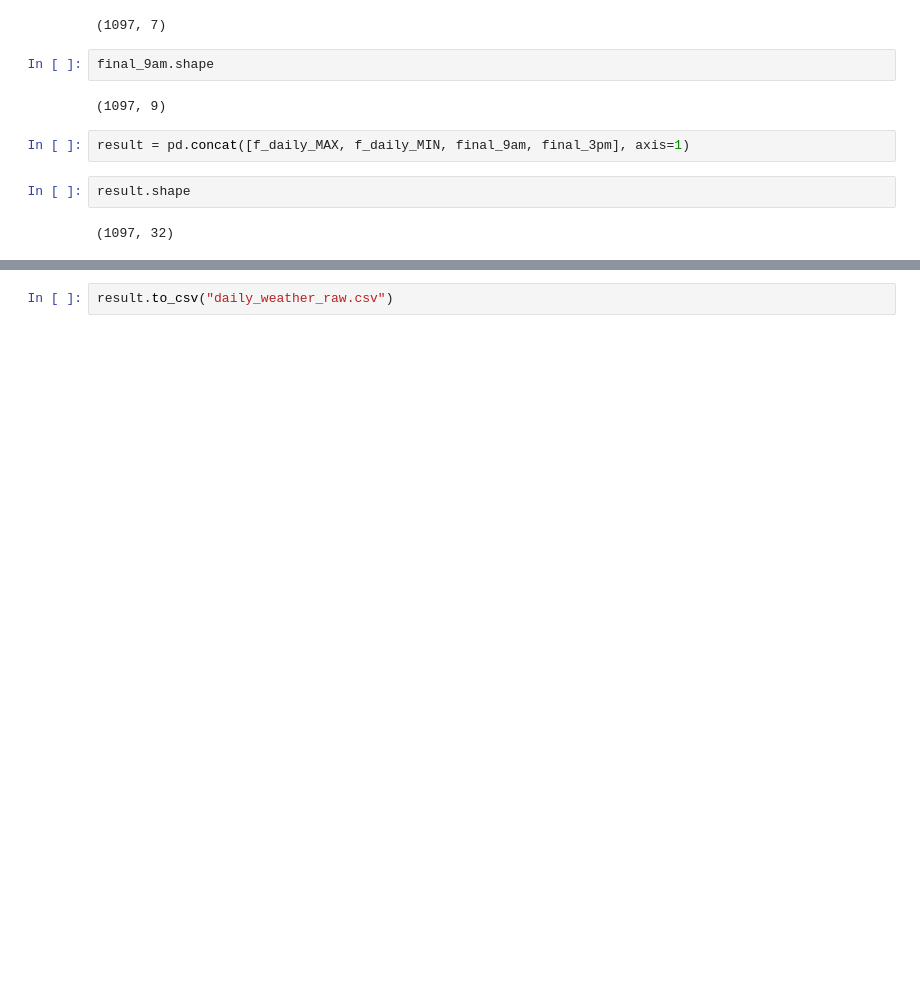
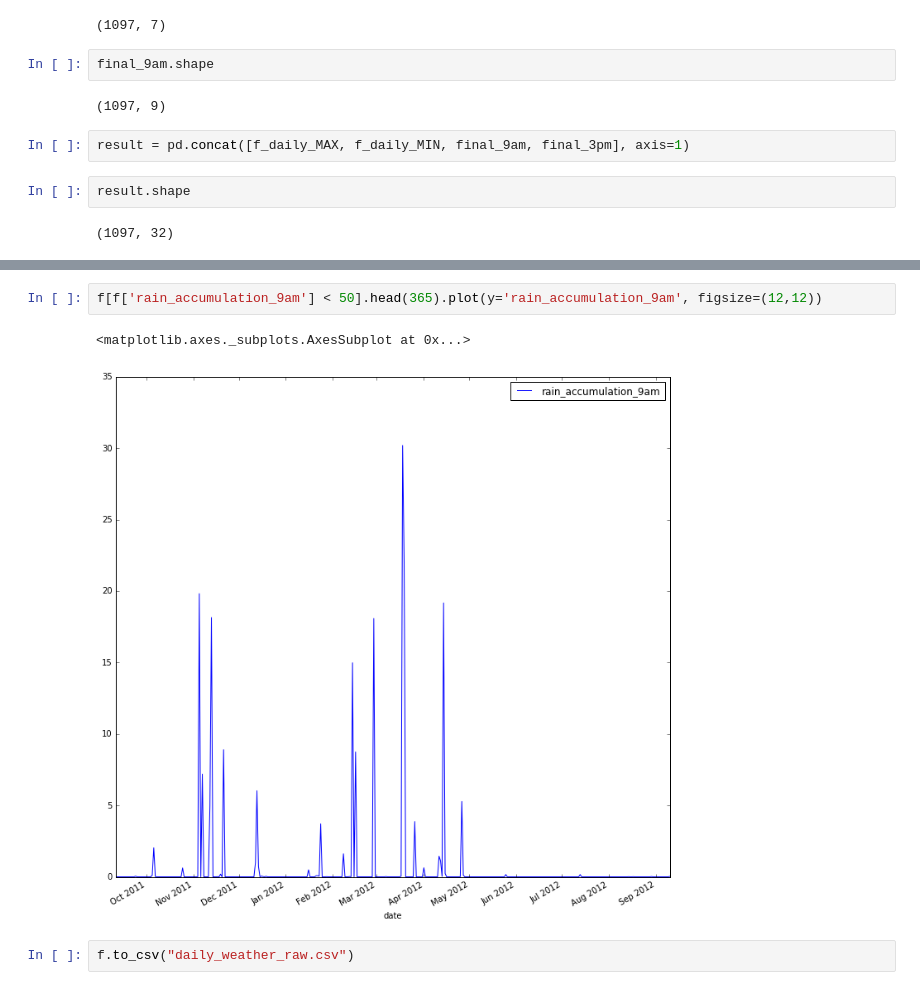
Before and after one commit to words-sdsc/courseraDataSimulation, a Jupyter notebook: course4-ML/Hands-on Daily Weather.ipynb, the cells around one changed output, grey strips where cells are left out. Saved outputs shown, nothing was run; the diff lists cells and outputs as text; blank space fills up the shorter version.

```diff
--- a/course4-ML/Hands-on Daily Weather.ipynb
+++ b/course4-ML/Hands-on Daily Weather.ipynb
@@ -202,2 +209,7 @@ result.head(3)
+# %%
+f[f['rain_accumulation_9am'] < 50].head(365).plot(y='rain_accumulation_9am', figsize=(12,12))
+# %% [output]
+<matplotlib.axes._subplots.AxesSubplot at 0x...>
+[figure, added]
 # %%
-result.to_csv("daily_weather_raw.csv")
+f.to_csv("daily_weather_raw.csv")
```
Also changed, not shown: parts of 16 cells of this notebook, 1 other file.
